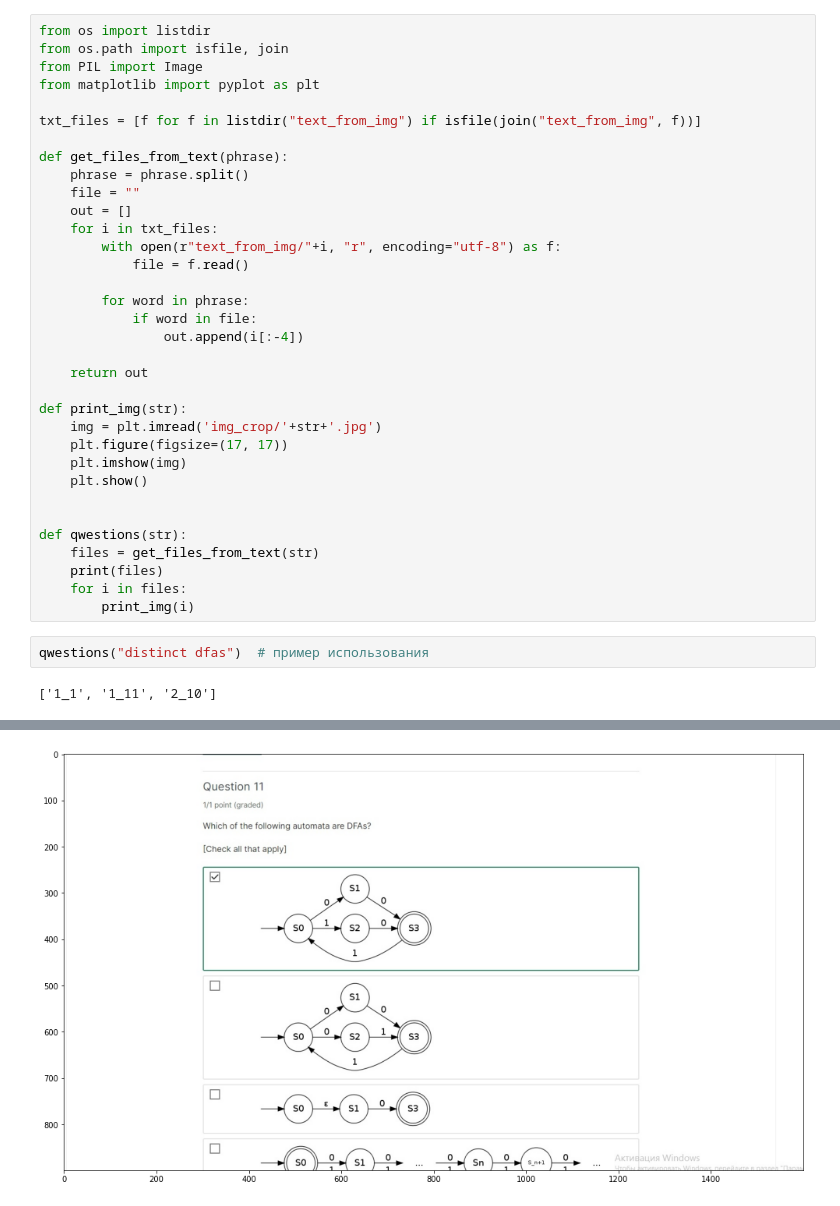
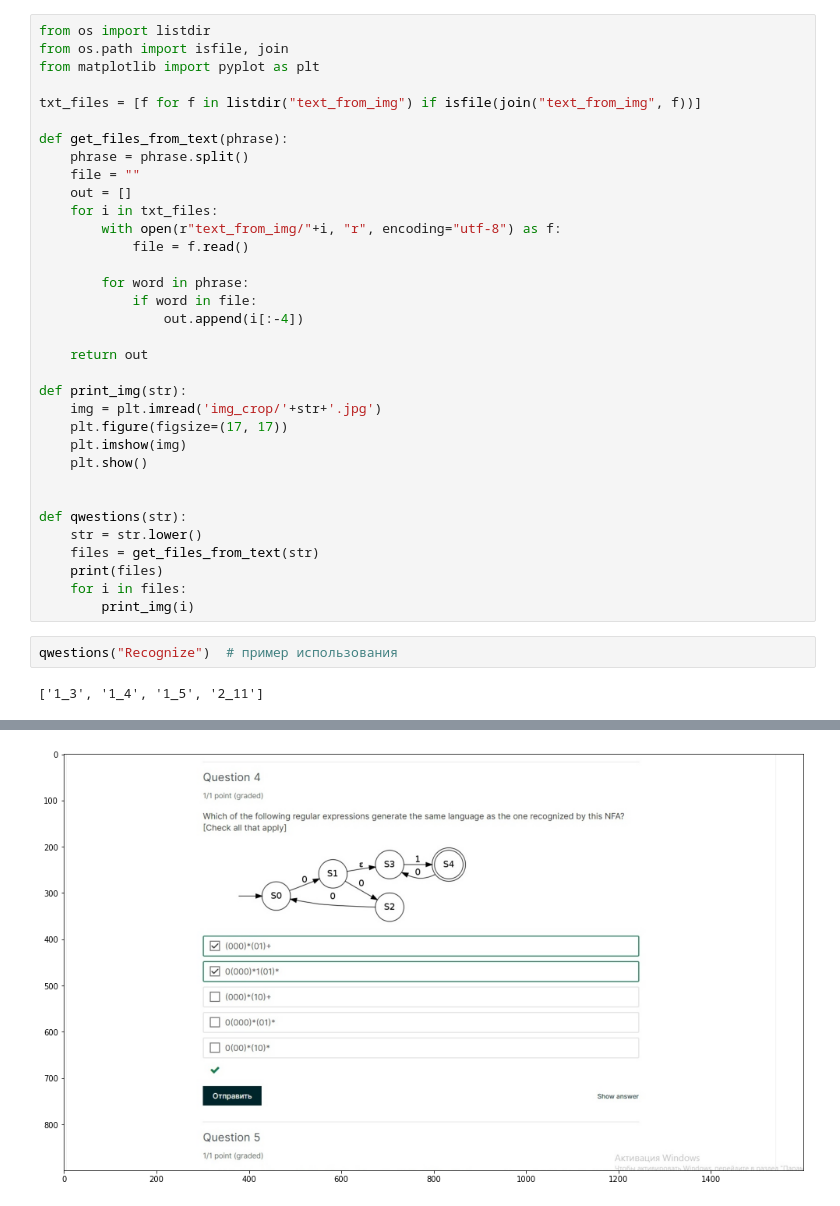
Before and after one commit to LevBugrov/kompiles_answers, a Jupyter notebook: main.ipynb, the cells around one changed output, grey strips where cells are left out. Drawn from its saved outputs; the diff is of its cells as text.

```diff
--- a/main.ipynb
+++ b/main.ipynb
@@ -1,7 +1,6 @@
 # %%
 from os import listdir
 from os.path import isfile, join
-from PIL import Image
 from matplotlib import pyplot as plt
 
 txt_files = [f for f in listdir("text_from_img") if isfile(join("text_from_img", f))]
@@ -28,11 +27,12 @@ def print_img(str):
 
 
 def qwestions(str):
+    str = str.lower()
     files = get_files_from_text(str)
     print(files)
     for i in files:
         print_img(i)
 # %%
-qwestions("distinct dfas")  # пример использования
+qwestions("Recognize")  # пример использования
 # %% [output]
-['1_1', '1_11', '2_10']
+['1_3', '1_4', '1_5', '2_11']
@@ -40 +40 @@ qwestions("distinct dfas")  # пример использования
-[figure, old version]
+[figure, new version]
```
Also changed, not shown: parts of 1 cell of this notebook, 1 other file.
